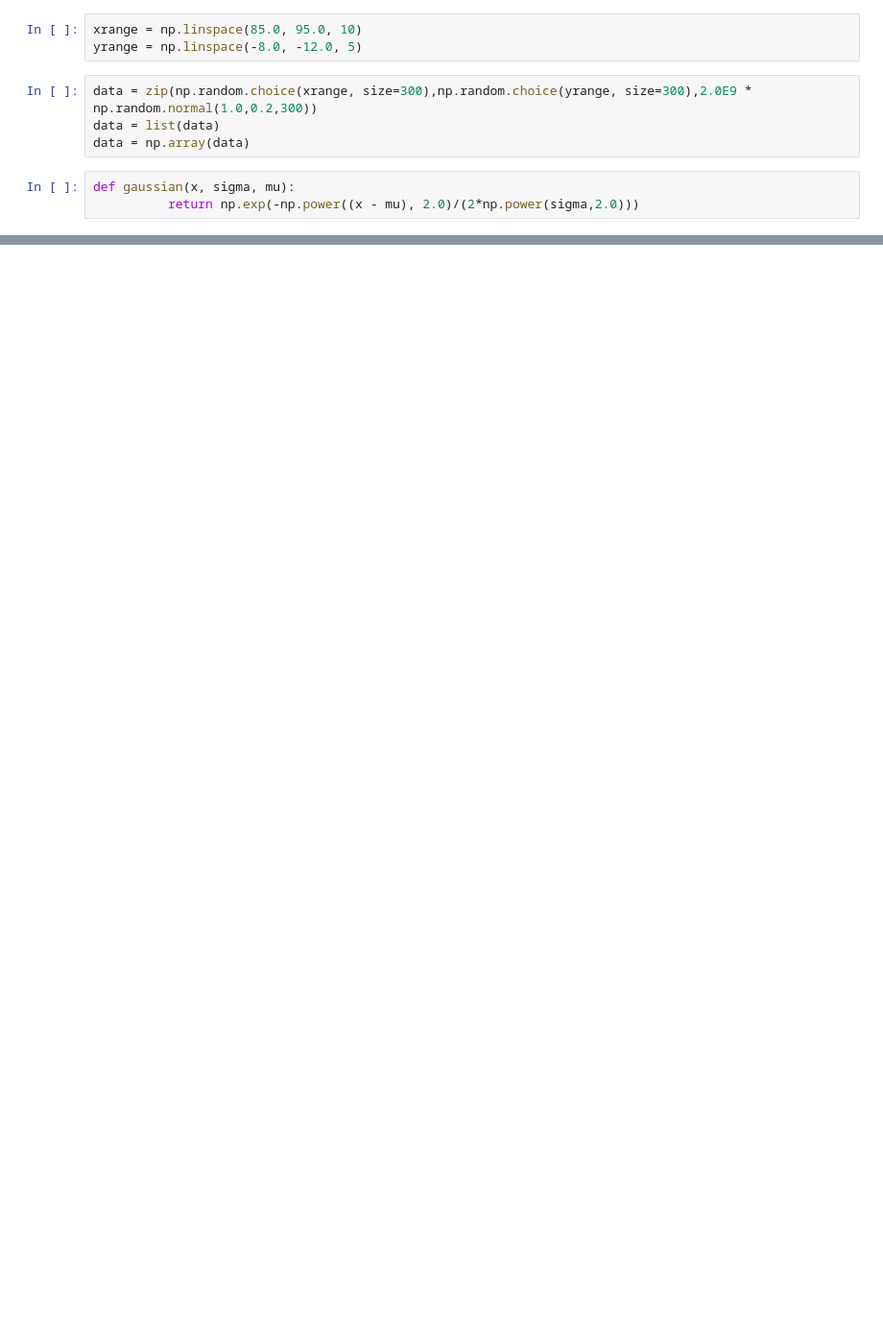
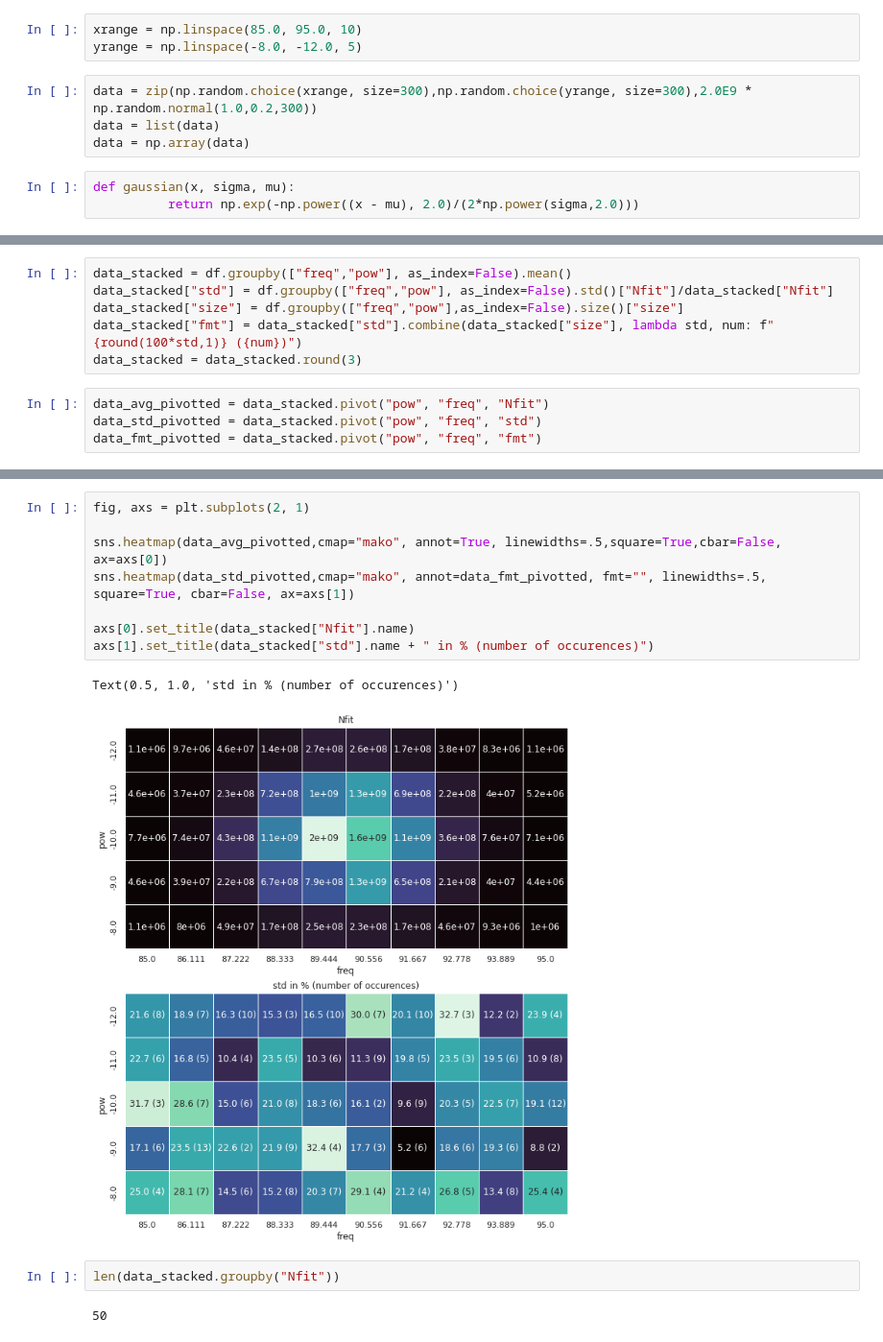
Before and after one commit to adareau/HAL, a Jupyter notebook: HAL/gui/test_density_plot.ipynb, the cells around one changed output, grey strips where cells are left out. Shown: that part at 96% size. Cells and saved outputs as stored; diff of their text form; blank space fills up the shorter version.

```diff
--- a/HAL/gui/test_density_plot.ipynb
+++ b/HAL/gui/test_density_plot.ipynb
@@ -69,0 +53,10 @@ ModuleNotFoundError: No module named 'seaborn'
+# %%
+data_stacked = df.groupby(["freq","pow"], as_index=False).mean()
+data_stacked["std"] = df.groupby(["freq","pow"], as_index=False).std()["Nfit"]/data_stacked["Nfit"]
+data_stacked["size"] = df.groupby(["freq","pow"],as_index=False).size()["size"]
+data_stacked["fmt"] = data_stacked["std"].combine(data_stacked["size"], lambda std, num: f"{round(100*std,1)} ({num})")
+data_stacked = data_stacked.round(3)
+# %%
+data_avg_pivotted = data_stacked.pivot("pow", "freq", "Nfit")
+data_std_pivotted = data_stacked.pivot("pow", "freq", "std")
+data_fmt_pivotted = data_stacked.pivot("pow", "freq", "fmt")
@@ -69,0 +83,15 @@ ModuleNotFoundError: No module named 'seaborn'
+# %%
+fig, axs = plt.subplots(2, 1)
+
+sns.heatmap(data_avg_pivotted,cmap="mako", annot=True, linewidths=.5,square=True,cbar=False, ax=axs[0])
+sns.heatmap(data_std_pivotted,cmap="mako", annot=data_fmt_pivotted, fmt="", linewidths=.5, square=True, cbar=False, ax=axs[1])
+
+axs[0].set_title(data_stacked["Nfit"].name)
+axs[1].set_title(data_stacked["std"].name + " in % (number of occurences)")
+# %% [output]
+Text(0.5, 1.0, 'std in % (number of occurences)')
+[figure, added]
+# %%
+len(data_stacked.groupby("Nfit"))
+# %% [output]
+50
```
Also changed, not shown: parts of 11 cells of this notebook, 1 other file.
